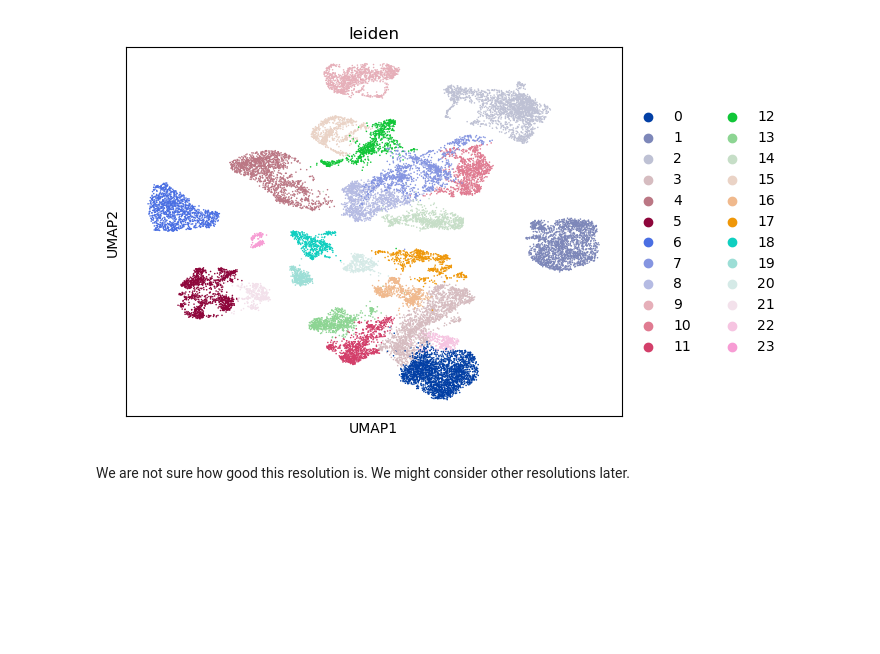
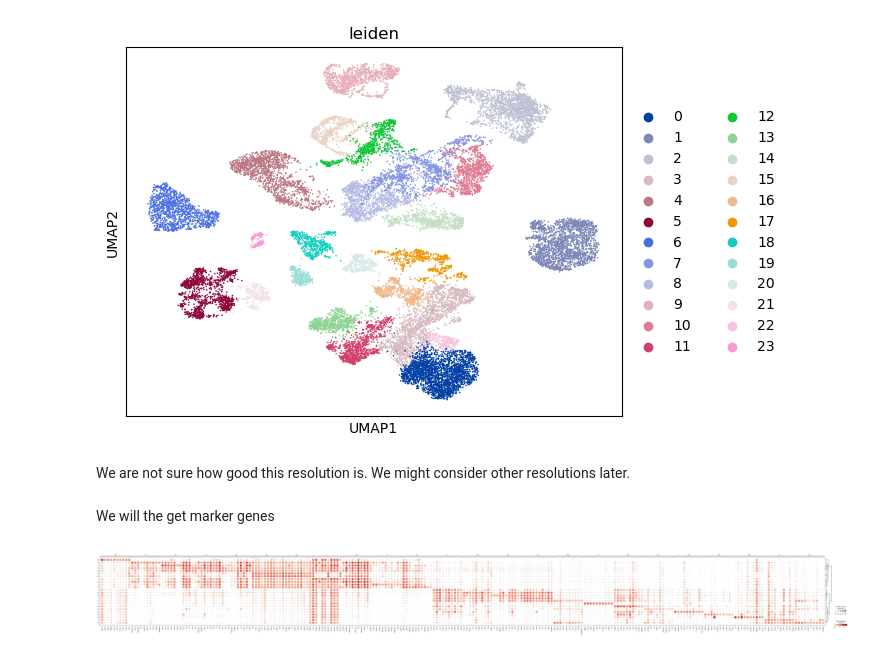
Before and after one commit to jeff-d-wang/ALN, a Jupyter notebook: notebook_1_liver_1.ipynb, the cells around one changed output. Saved outputs shown, nothing was run; the diff lists cells and outputs as text; code cells hidden in the pictures; blank space fills up the shorter version.

```diff
--- a/notebook_1_liver_1.ipynb
+++ b/notebook_1_liver_1.ipynb
@@ -31,3 +31,5 @@ sc.pl.umap(adata, color=["leiden"])
 [figure]
 # %% [markdown]
 We are not sure how good this resolution is. We might consider other resolutions later.
+# %% [markdown]
+We will the get marker genes
@@ -33,0 +38,4 @@ We are not sure how good this resolution is. We might consider other resolutions
+# %%
+sc.pl.rank_genes_groups_dotplot(adata, groupby="leiden", n_genes=10, dendrogram=True)
+# %% [output]
+[figure, added]
```
Also changed, not shown: parts of 1 cell of this notebook, 3 other files.
